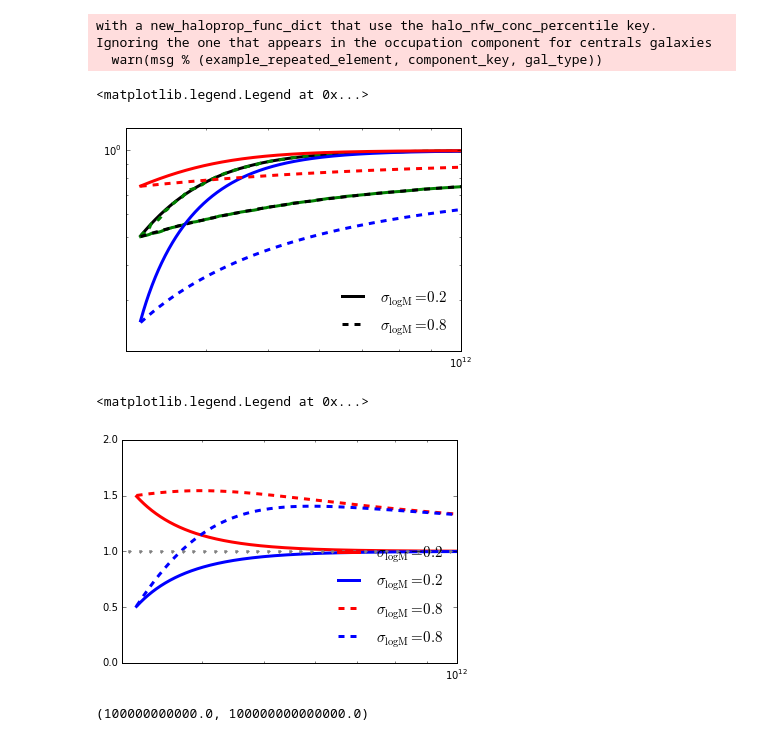
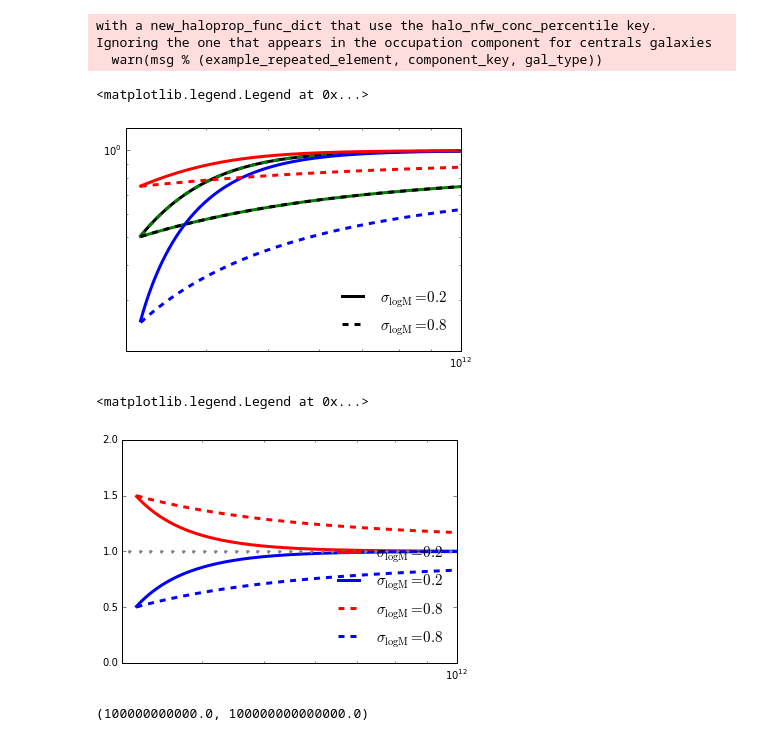
Before and after one commit to astropy/halotools, a Jupyter notebook: test_meanocc_scatter.ipynb, the cells around one changed output. Saved outputs shown, nothing was run; the diff lists cells and outputs as text; code cells hidden in the pictures.

Commit message:
Nope, there was no bug, just a bug in my plot. Damn.

```diff
--- a/test_meanocc_scatter.ipynb
+++ b/test_meanocc_scatter.ipynb
@@ -53,11 +53,10 @@ highz_ncen_assembias80 = assembias_model80.mean_occupation_centrals(halo_table=h
 # %%
 plt.plot(lowz_halos['halo_mvir'], lowz_ncen_baseline20, '-', color='k', linewidth=3,
          label = r'$\sigma_{\rm logM} = 0.2$')
-plt.plot(highz_halos['halo_mvir'], lowz_ncen_baseline20, '--', color='green', linewidth=3)
-plt.plot(highz_halos['halo_mvir'], lowz_ncen_baseline80, '-', color='green', linewidth=3)
+plt.plot(highz_halos['halo_mvir'], highz_ncen_baseline20, '--', color='green', linewidth=3)
+plt.plot(highz_halos['halo_mvir'], highz_ncen_baseline80, '-', color='green', linewidth=3)
 plt.plot(lowz_halos['halo_mvir'], lowz_ncen_baseline80, '--', color='k', linewidth=3,
          label = r'$\sigma_{\rm logM} = 0.8$')
-#plt.plot(highz_halos['halo_mvir'], highz_ncen_baseline20, '--', color='green', linewidth=3)
 
 plt.plot(lowz_halos['halo_mvir'], lowz_ncen_assembias20, '-', color='b', linewidth=3)
 plt.plot(lowz_halos['halo_mvir'], lowz_ncen_assembias80, '--', color='b', linewidth=3)
@@ -71,35 +70,32 @@ plt.xlim(xmin=3e11, xmax=1e12)
 plt.legend(frameon=False, fontsize=15, loc=4)
 # %% [output]
 <matplotlib.legend.Legend at 0x...>
-[figure, old version]
+[figure, new version]
 # %%
-ratio_20 = highz_ncen_assembias20/lowz_ncen_assembias20
-ratio_80 = highz_ncen_assembias80/lowz_ncen_assembias80
-
 highz_ratio_20 = highz_ncen_assembias20/highz_ncen_baseline20
 lowz_ratio_20 = lowz_ncen_assembias20/lowz_ncen_baseline20
-highz_ratio_80 = highz_ncen_assembias20/highz_ncen_baseline80
-lowz_ratio_80 = lowz_ncen_assembias20/lowz_ncen_baseline80
+highz_ratio_80 = highz_ncen_assembias80/highz_ncen_baseline80
+lowz_ratio_80 = lowz_ncen_assembias80/lowz_ncen_baseline80
 
 plt.plot(highz_halos['halo_mvir'], highz_ratio_20, '-', color='r', linewidth=3,
          label = r'$\sigma_{\rm logM} = 0.2$')
 plt.plot(lowz_halos['halo_mvir'], lowz_ratio_20, '-', color='b', linewidth=3,
          label = r'$\sigma_{\rm logM} = 0.2$')
 
 plt.plot(highz_halos['halo_mvir'], highz_ratio_80, '--', color='r', linewidth=3,
          label = r'$\sigma_{\rm logM} = 0.8$')
 plt.plot(lowz_halos['halo_mvir'], lowz_ratio_80, '--', color='b', linewidth=3,
          label = r'$\sigma_{\rm logM} = 0.8$')
 
 plt.xscale('log')
 plt.ylim(ymin = 0, ymax=2)
 plt.xlim(xmin=3e11, xmax=1e12)
 
 plt.plot(np.logspace(10, 15, 300), np.ones(300), '.', color='gray')
 plt.legend(frameon=False, loc=4, fontsize=15)
 # %% [output]
 <matplotlib.legend.Legend at 0x...>
-[figure, old version]
+[figure, new version]
 # %%
 lowz_nsat_baseline20 = baseline_model20.mean_occupation_satellites(halo_table=lowz_halos)
 highz_nsat_baseline20 = baseline_model20.mean_occupation_satellites(halo_table=highz_halos)
```
